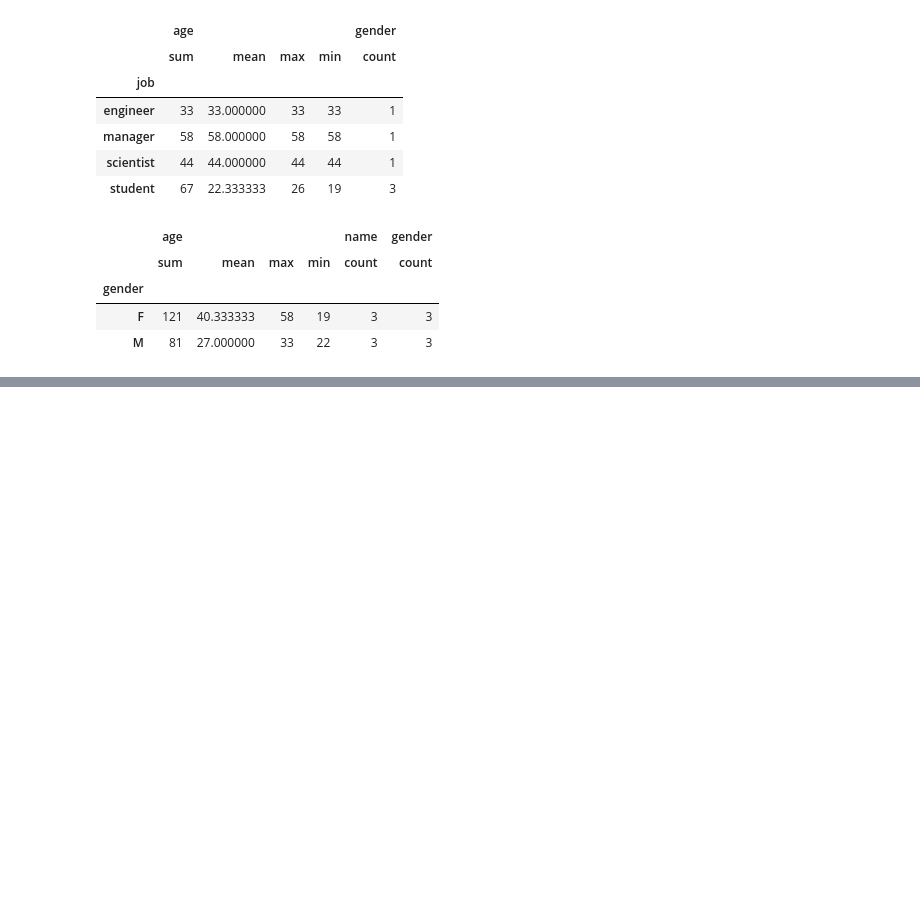
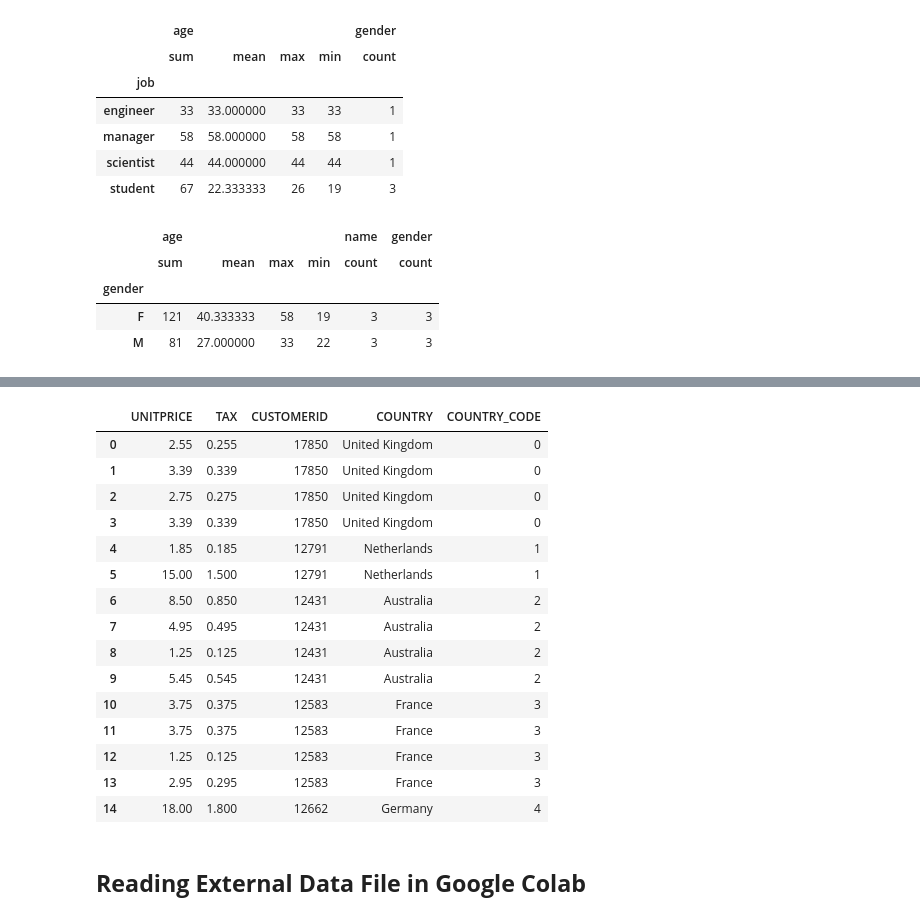
Before and after one commit to toarnabtrainer/AEC_ML_With_Python_August_2024, a Jupyter notebook: Pandas.ipynb, the cells around one changed output, grey strips where cells are left out. Drawn from its saved outputs; the diff is of its cells as text; code cells hidden in the pictures; blank space fills up the shorter version.

```diff
--- a/Pandas.ipynb
+++ b/Pandas.ipynb
@@ -1396,0 +1456,3 @@ grouped_df
+# %%
+df1.drop("INVOICENO", axis = 1, inplace=True)
+df1.head()
@@ -1396,0 +1466,3 @@ grouped_df
+# %%
+df1.insert(1, "TAX", df1.UNITPRICE * 0.10)
+df1.head()
@@ -1396,0 +1487,3 @@ grouped_df
+# %%
+df1['COUNTRY'].replace({"France":"Fr", "United Kingdom":"UK", "Australia":"Aus", "Netherlands":"Ned", "Germany":"Ger"}, inplace=True)
+df1.head()
@@ -1396,0 +1497,3 @@ grouped_df
+# %%
+df1['COUNTRY'].replace(["Fr","UK","Aus", "Ned","Ger"], ["France", "United Kingdom", "Australia", "Netherlands", "Germany"], inplace=True)
+df1.head()
@@ -1396,0 +1507,23 @@ grouped_df
+# %%
+# factorizing COUNTRY column values
+df1.insert(4, "COUNTRY_CODE", pd.factorize(df1["COUNTRY"])[0])
+df1
+# %% [output]
+|  | UNITPRICE | TAX | CUSTOMERID | COUNTRY | COUNTRY_CODE |
+| 0 | 2.55 | 0.255 | 17850 | United Kingdom | 0 |
+| 1 | 3.39 | 0.339 | 17850 | United Kingdom | 0 |
+| 2 | 2.75 | 0.275 | 17850 | United Kingdom | 0 |
+| 3 | 3.39 | 0.339 | 17850 | United Kingdom | 0 |
+| 4 | 1.85 | 0.185 | 12791 | Netherlands | 1 |
+| 5 | 15.00 | 1.500 | 12791 | Netherlands | 1 |
+| 6 | 8.50 | 0.850 | 12431 | Australia | 2 |
+| 7 | 4.95 | 0.495 | 12431 | Australia | 2 |
+| 8 | 1.25 | 0.125 | 12431 | Australia | 2 |
+| 9 | 5.45 | 0.545 | 12431 | Australia | 2 |
+| 10 | 3.75 | 0.375 | 12583 | France | 3 |
+| 11 | 3.75 | 0.375 | 12583 | France | 3 |
+| 12 | 1.25 | 0.125 | 12583 | France | 3 |
+| 13 | 2.95 | 0.295 | 12583 | France | 3 |
+| 14 | 18.00 | 1.800 | 12662 | Germany | 4 |
+# %% [markdown]
+## **Reading External Data File in Google Colab**
```
Also changed, not shown: parts of 16 cells of this notebook.
